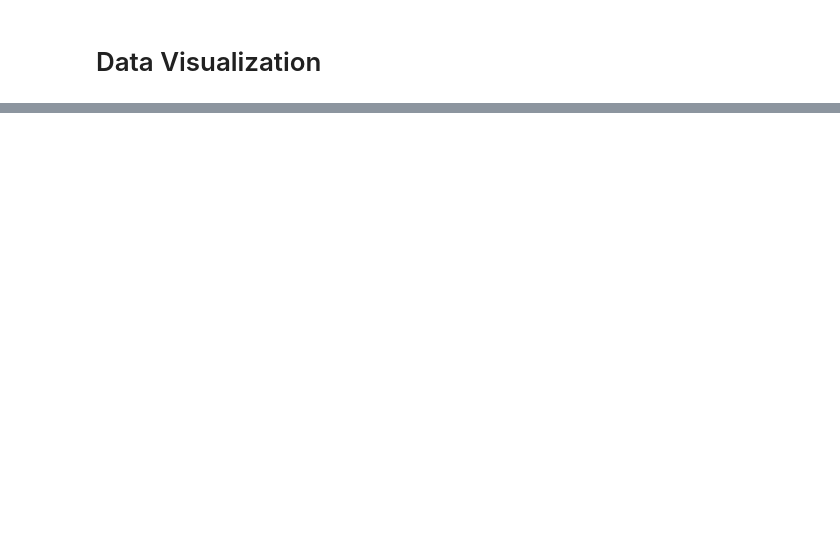
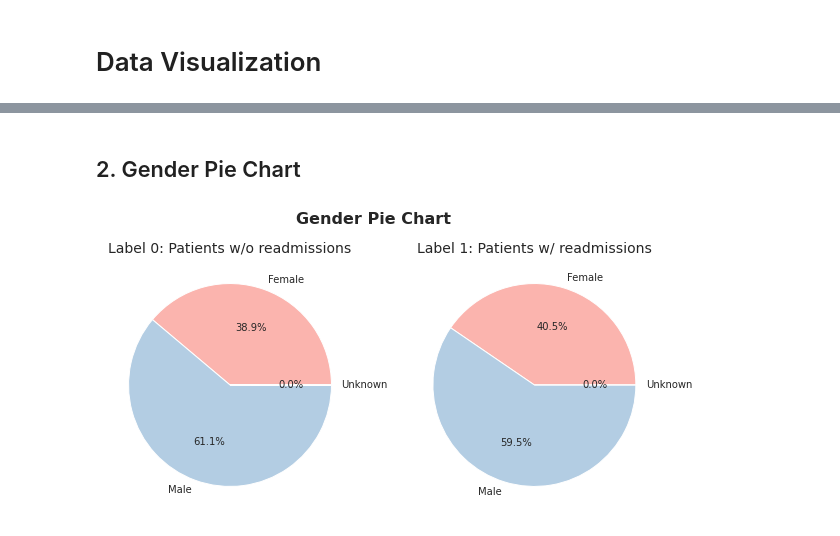
Before and after one commit to vina2329/ICU-readmissions-prediction, a Jupyter notebook: PMAP_Demographic_Vina.ipynb, the cells around one changed output, grey strips where cells are left out. Saved outputs shown, nothing was run; the diff lists cells and outputs as text; code cells hidden in the pictures; blank space fills up the shorter version.

```diff
--- a/PMAP_Demographic_Vina.ipynb
+++ b/PMAP_Demographic_Vina.ipynb
@@ -84,3 +241,18 @@ STD of ages for label 0: 13.913455811569651
 Mean of ages for label 1: 63.78165938864629
 Median of ages for label 1: 66.0
 STD of ages for label 1: 14.507223942352043
+# %% [markdown]
+## 2. Gender Pie Chart
+# %%
+plt.figure(figsize = (10,20))
+plt.subplot(1,2,1)
+plt.pie(demo_lab0.iloc[:, 1:4].sum(), labels=['Female','Male','Unknown'], colors=sns.color_palette('Pastel1'), autopct='%.1f%%')
+plt.title('Label 0: Patients w/o readmissions', fontsize = 14)
+
+plt.subplot(1,2,2)
+plt.pie(demo_lab1.iloc[:, 1:4].sum(), labels=['Female','Male','Unknown'], colors=sns.color_palette('Pastel1'), autopct='%.1f%%')
+plt.title('Label 1: Patients w/ readmissions', fontsize = 14)
+plt.suptitle('Gender Pie Chart', y = 0.6225, fontsize = 16, fontweight = 'bold')
+plt.show()
+# %% [output]
+[figure, added]
```
Also changed, not shown: parts of 17 cells of this notebook.
